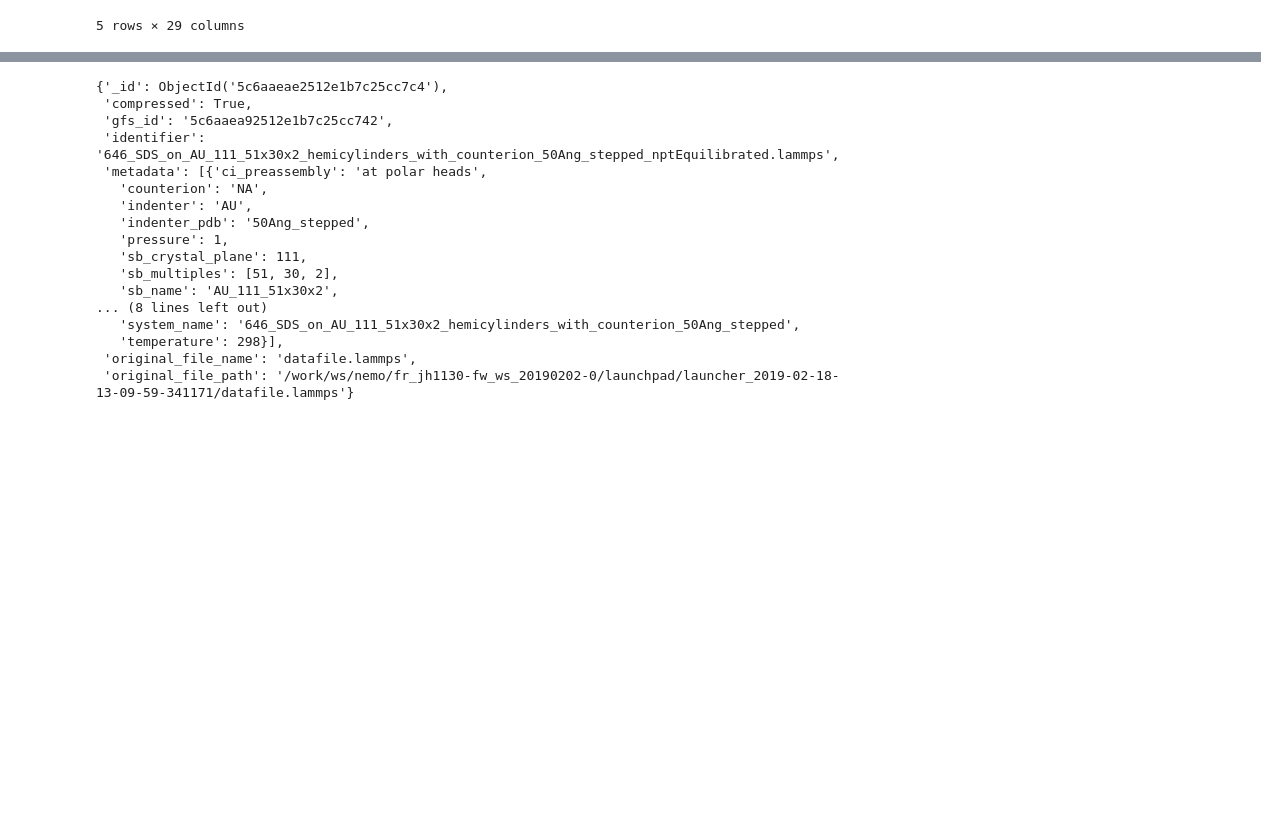
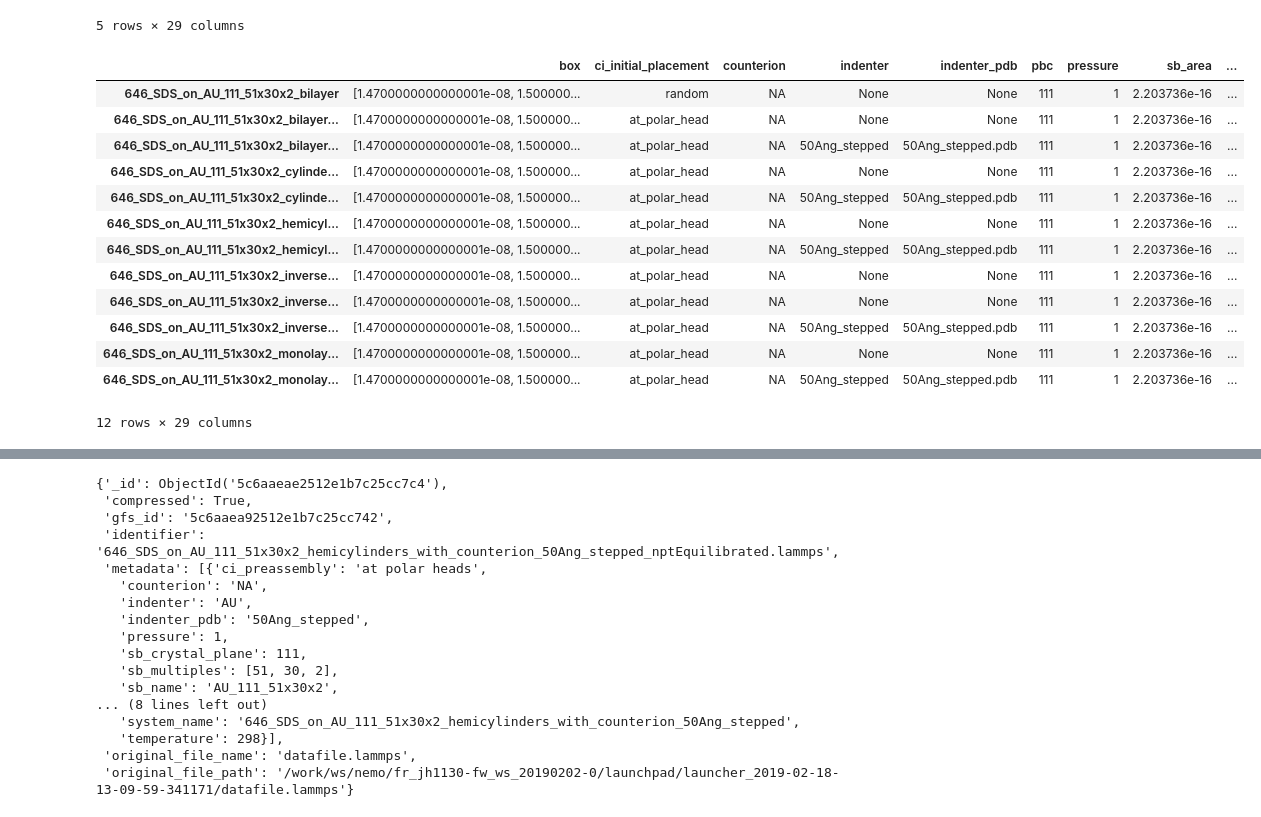
Before and after one commit to jotelha/jlhphd, a Jupyter notebook: fw/filepad_sample.ipynb, the cells around one changed output, grey strips where cells are left out. Saved outputs shown, nothing was run; the diff lists cells and outputs as text; code cells hidden in the pictures; blank space fills up the shorter version.

```diff
--- a/fw/filepad_sample.ipynb
+++ b/fw/filepad_sample.ipynb
@@ -157,3 +157,20 @@ sim_df.head()
 | 1010_CTAB_on_AU_111_63x36x2_cylin... | [1.82e-08, 1.8000000000000002e-08... | at_polar_head | BR | None | None | 111 | 1 | 3.266715e-16 | ... |
 | 1010_CTAB_on_AU_111_63x36x2_cylin... | [1.82e-08, 1.8000000000000002e-08... | at_polar_head | BR | 50Ang_stepped | 50Ang_stepped.pdb | 111 | 1 | 3.266715e-16 | ... |
 5 rows × 29 columns
+# %%
+sim_df[sim_df.sf_nmolecules == 646]
+# %% [output]
+|  | box | ci_initial_placement | counterion | indenter | indenter_pdb | pbc | pressure | sb_area | ... |
+| 646_SDS_on_AU_111_51x30x2_bilayer | [1.4700000000000001e-08, 1.500000... | random | NA | None | None | 111 | 1 | 2.203736e-16 | ... |
+| 646_SDS_on_AU_111_51x30x2_bilayer... | [1.4700000000000001e-08, 1.500000... | at_polar_head | NA | None | None | 111 | 1 | 2.203736e-16 | ... |
+| 646_SDS_on_AU_111_51x30x2_bilayer... | [1.4700000000000001e-08, 1.500000... | at_polar_head | NA | 50Ang_stepped | 50Ang_stepped.pdb | 111 | 1 | 2.203736e-16 | ... |
+| 646_SDS_on_AU_111_51x30x2_cylinde... | [1.4700000000000001e-08, 1.500000... | at_polar_head | NA | None | None | 111 | 1 | 2.203736e-16 | ... |
+| 646_SDS_on_AU_111_51x30x2_cylinde... | [1.4700000000000001e-08, 1.500000... | at_polar_head | NA | 50Ang_stepped | 50Ang_stepped.pdb | 111 | 1 | 2.203736e-16 | ... |
+| 646_SDS_on_AU_111_51x30x2_hemicyl... | [1.4700000000000001e-08, 1.500000... | at_polar_head | NA | None | None | 111 | 1 | 2.203736e-16 | ... |
+| 646_SDS_on_AU_111_51x30x2_hemicyl... | [1.4700000000000001e-08, 1.500000... | at_polar_head | NA | 50Ang_stepped | 50Ang_stepped.pdb | 111 | 1 | 2.203736e-16 | ... |
+| 646_SDS_on_AU_111_51x30x2_inverse... | [1.4700000000000001e-08, 1.500000... | at_polar_head | NA | None | None | 111 | 1 | 2.203736e-16 | ... |
+| 646_SDS_on_AU_111_51x30x2_inverse... | [1.4700000000000001e-08, 1.500000... | at_polar_head | NA | None | None | 111 | 1 | 2.203736e-16 | ... |
+| 646_SDS_on_AU_111_51x30x2_inverse... | [1.4700000000000001e-08, 1.500000... | at_polar_head | NA | 50Ang_stepped | 50Ang_stepped.pdb | 111 | 1 | 2.203736e-16 | ... |
+| 646_SDS_on_AU_111_51x30x2_monolay... | [1.4700000000000001e-08, 1.500000... | at_polar_head | NA | None | None | 111 | 1 | 2.203736e-16 | ... |
+| 646_SDS_on_AU_111_51x30x2_monolay... | [1.4700000000000001e-08, 1.500000... | at_polar_head | NA | 50Ang_stepped | 50Ang_stepped.pdb | 111 | 1 | 2.203736e-16 | ... |
+12 rows × 29 columns
```
Also changed, not shown: parts of 9 cells of this notebook, 2 other files.
